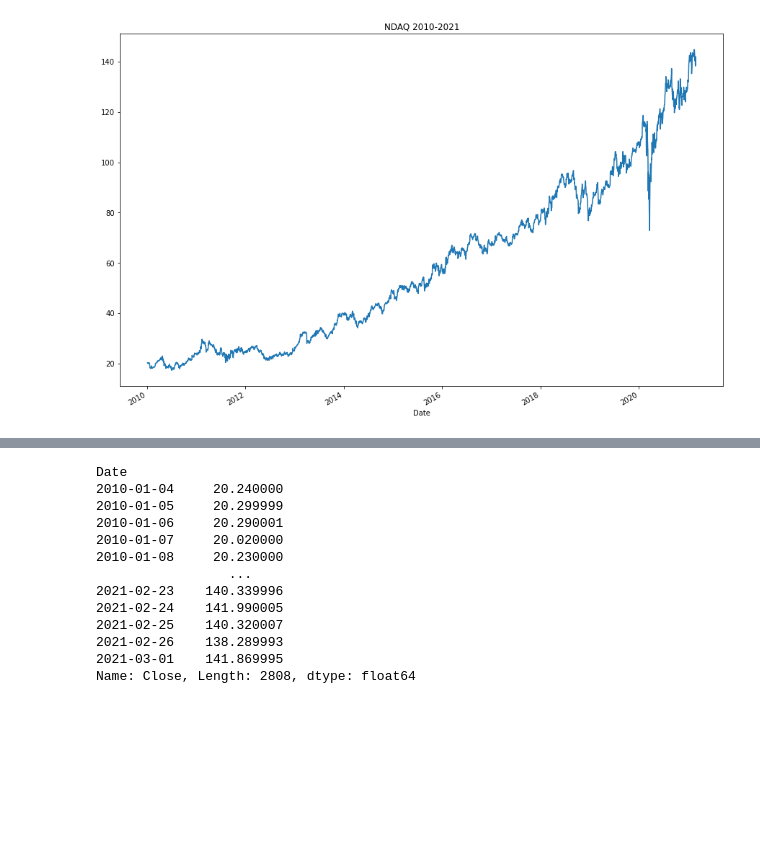
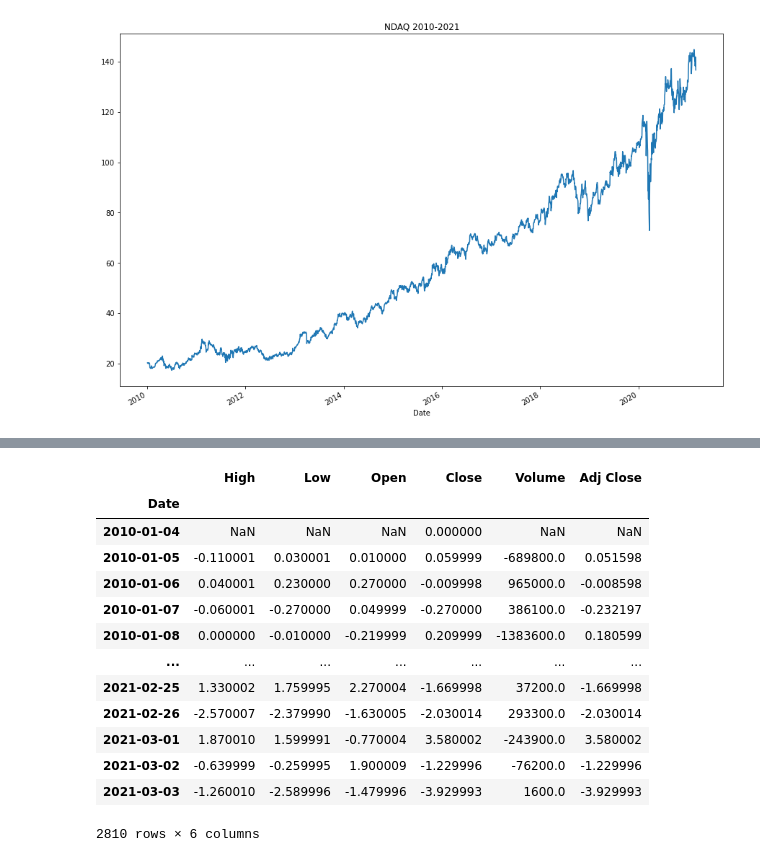
Before and after one commit to cian-moynagh/Group-40-Sweng, a Jupyter notebook: Time Series Analysis.ipynb, the cells around one changed output, grey strips where cells are left out. Cells and saved outputs as stored; diff of their text form; code cells hidden in the pictures; blank space fills up the shorter version.

```diff
--- a/Time Series Analysis.ipynb
+++ b/Time Series Analysis.ipynb
@@ -38,6 +39,7 @@ ts.Close.plot(figsize=(15,10), title = "NDAQ 2010-2021")
 [figure]
 # %%
 ts_diff = ts.diff()
+ts_diff.Close[0] = 0
 # %%
 ts_diff.Close.plot(figsize=(15,10), title = "NDAQ Diff 2010-2021")
 # %% [output]
@@ -51,16 +53,17 @@ adf_test.should_diff(ts.Close)
-# %%
-ts.Close
-# %% [output]
-Date
-2010-01-04     20.240000
-2010-01-05     20.299999
-2010-01-06     20.290001
-2010-01-07     20.020000
-2010-01-08     20.230000
-                 ...
-2021-02-23    140.339996
-2021-02-24    141.990005
-2021-02-25    140.320007
-2021-02-26    138.289993
-2021-03-01    141.869995
-Name: Close, Length: 2808, dtype: float64
+# %%
+ts_diff
+# %% [output]
+|  | High | Low | Open | Close | Volume | Adj Close |
+| Date |  |  |  |  |  |  |
+| 2010-01-04 | NaN | NaN | NaN | 0.000000 | NaN | NaN |
+| 2010-01-05 | -0.110001 | 0.030001 | 0.010000 | 0.059999 | -689800.0 | 0.051598 |
+| 2010-01-06 | 0.040001 | 0.230000 | 0.270000 | -0.009998 | 965000.0 | -0.008598 |
+| 2010-01-07 | -0.060001 | -0.270000 | 0.049999 | -0.270000 | 386100.0 | -0.232197 |
+| 2010-01-08 | 0.000000 | -0.010000 | -0.219999 | 0.209999 | -1383600.0 | 0.180599 |
+| ... | ... | ... | ... | ... | ... | ... |
+| 2021-02-25 | 1.330002 | 1.759995 | 2.270004 | -1.669998 | 37200.0 | -1.669998 |
+| 2021-02-26 | -2.570007 | -2.379990 | -1.630005 | -2.030014 | 293300.0 | -2.030014 |
+| 2021-03-01 | 1.870010 | 1.599991 | -0.770004 | 3.580002 | -243900.0 | 3.580002 |
+| 2021-03-02 | -0.639999 | -0.259995 | 1.900009 | -1.229996 | -76200.0 | -1.229996 |
+| 2021-03-03 | -1.260010 | -2.589996 | -1.479996 | -3.929993 | 1600.0 | -3.929993 |
+2810 rows × 6 columns
```
Also changed, not shown: parts of 11 cells of this notebook.
